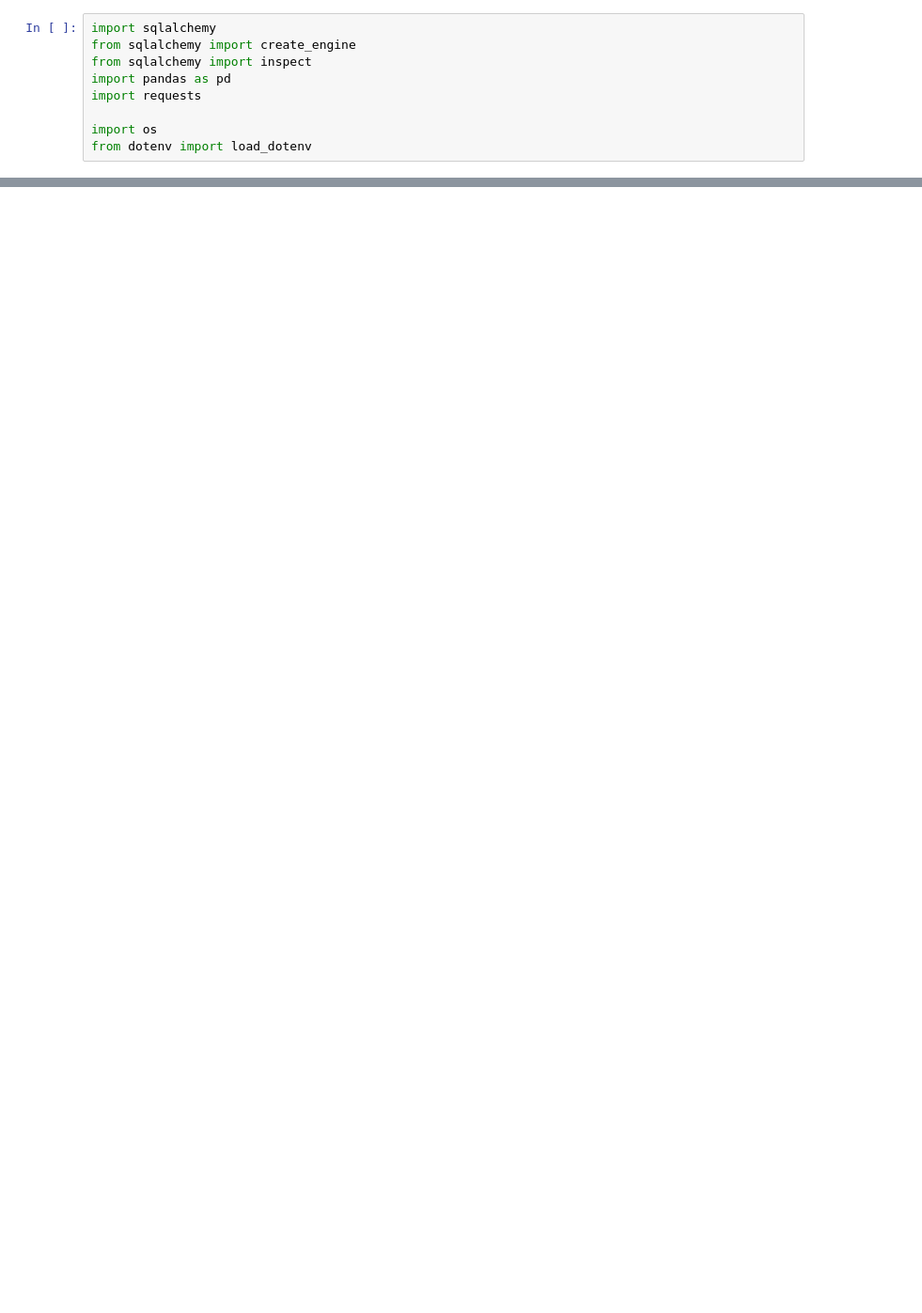
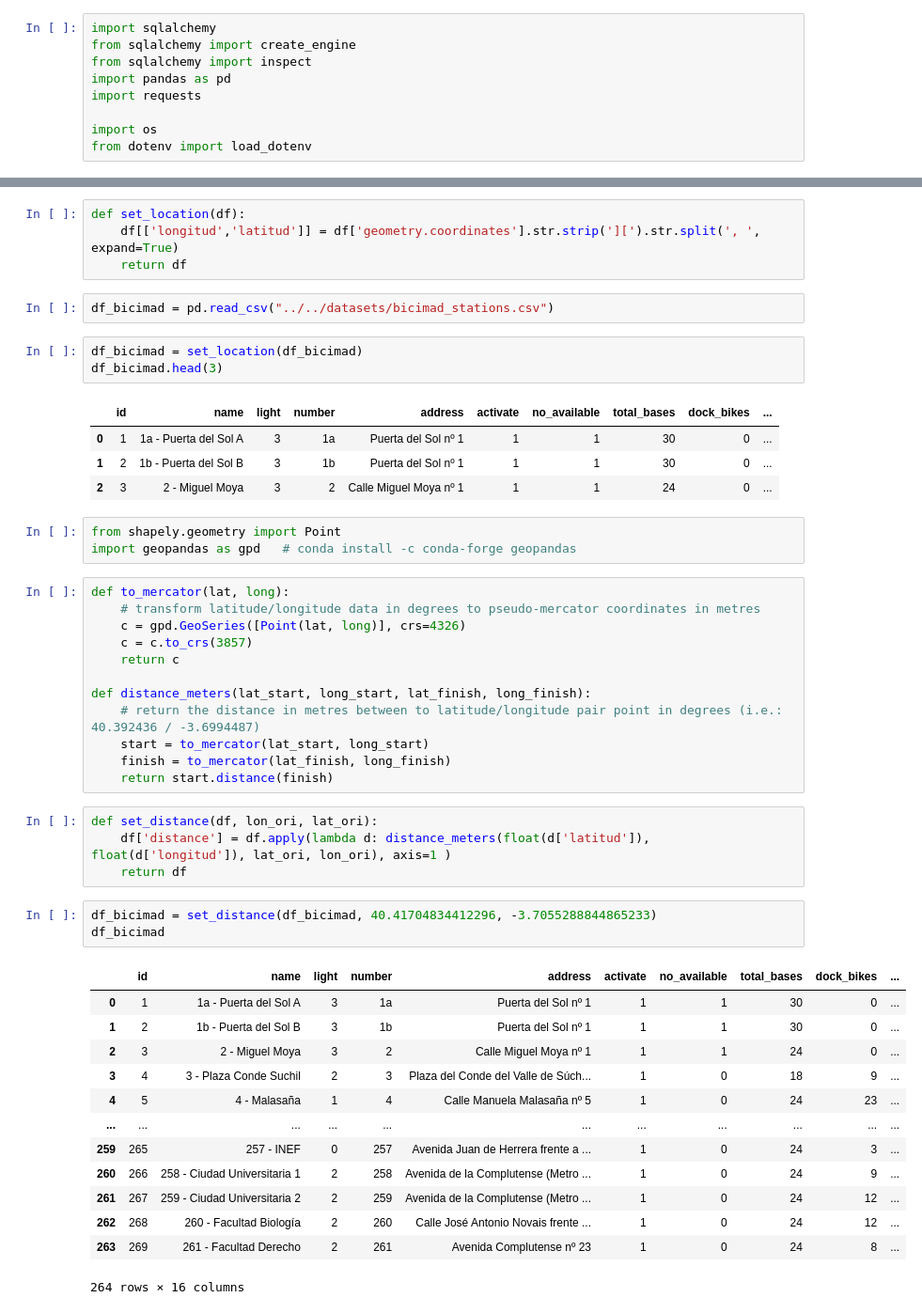
Before and after one commit to elvestevez/biciMAD_project_m1, a Jupyter notebook: notebooks/test_connect.ipynb, the cells around one changed output, grey strips where cells are left out. Shown at 94% size. Drawn from its saved outputs; the diff is of its cells as text; blank space fills up the shorter version.

```diff
--- a/notebooks/test_connect.ipynb
+++ b/notebooks/test_connect.ipynb
@@ -36,0 +132,50 @@ df_1
+# %%
+def set_location(df):
+    df[['longitud','latitud']] = df['geometry.coordinates'].str.strip('][').str.split(', ', expand=True)
+    return df
+# %%
+df_bicimad = pd.read_csv("../../datasets/bicimad_stations.csv")
+# %%
+df_bicimad = set_location(df_bicimad)
+df_bicimad.head(3)
+# %% [output]
+|  | id | name | light | number | address | activate | no_available | total_bases | dock_bikes | ... |
+| 0 | 1 | 1a - Puerta del Sol A | 3 | 1a | Puerta del Sol nº 1 | 1 | 1 | 30 | 0 | ... |
+| 1 | 2 | 1b - Puerta del Sol B | 3 | 1b | Puerta del Sol nº 1 | 1 | 1 | 30 | 0 | ... |
+| 2 | 3 | 2 - Miguel Moya | 3 | 2 | Calle Miguel Moya nº 1 | 1 | 1 | 24 | 0 | ... |
+# %%
+from shapely.geometry import Point
+import geopandas as gpd   # conda install -c conda-forge geopandas
+# %%
+def to_mercator(lat, long):
+    # transform latitude/longitude data in degrees to pseudo-mercator coordinates in metres
+    c = gpd.GeoSeries([Point(lat, long)], crs=4326)
+    c = c.to_crs(3857)
+    return c
+
+def distance_meters(lat_start, long_start, lat_finish, long_finish):
+    # return the distance in metres between to latitude/longitude pair point in degrees (i.e.: 40.392436 / -3.6994487)
+    start = to_mercator(lat_start, long_start)
+    finish = to_mercator(lat_finish, long_finish)
+    return start.distance(finish)
+# %%
+def set_distance(df, lon_ori, lat_ori):
+    df['distance'] = df.apply(lambda d: distance_meters(float(d['latitud']), float(d['longitud']), lat_ori, lon_ori), axis=1 )
+    return df
+# %%
+df_bicimad = set_distance(df_bicimad, 40.41704834412296, -3.7055288844865233)
+df_bicimad
+# %% [output]
+|  | id | name | light | number | address | activate | no_available | total_bases | dock_bikes | ... |
+| 0 | 1 | 1a - Puerta del Sol A | 3 | 1a | Puerta del Sol nº 1 | 1 | 1 | 30 | 0 | ... |
+| 1 | 2 | 1b - Puerta del Sol B | 3 | 1b | Puerta del Sol nº 1 | 1 | 1 | 30 | 0 | ... |
+| 2 | 3 | 2 - Miguel Moya | 3 | 2 | Calle Miguel Moya nº 1 | 1 | 1 | 24 | 0 | ... |
+| 3 | 4 | 3 - Plaza Conde Suchil | 2 | 3 | Plaza del Conde del Valle de Súch... | 1 | 0 | 18 | 9 | ... |
+| 4 | 5 | 4 - Malasaña | 1 | 4 | Calle Manuela Malasaña nº 5 | 1 | 0 | 24 | 23 | ... |
+| ... | ... | ... | ... | ... | ... | ... | ... | ... | ... | ... |
+| 259 | 265 | 257 - INEF | 0 | 257 | Avenida Juan de Herrera frente a ... | 1 | 0 | 24 | 3 | ... |
+| 260 | 266 | 258 - Ciudad Universitaria 1 | 2 | 258 | Avenida de la Complutense (Metro ... | 1 | 0 | 24 | 9 | ... |
+| 261 | 267 | 259 - Ciudad Universitaria 2 | 2 | 259 | Avenida de la Complutense (Metro ... | 1 | 0 | 24 | 12 | ... |
+| 262 | 268 | 260 - Facultad Biología | 2 | 260 | Calle José Antonio Novais frente ... | 1 | 0 | 24 | 12 | ... |
+| 263 | 269 | 261 - Facultad Derecho | 2 | 261 | Avenida Complutense nº 23 | 1 | 0 | 24 | 8 | ... |
+264 rows × 16 columns
```
Also changed, not shown: parts of 12 cells of this notebook, 6 other files.
